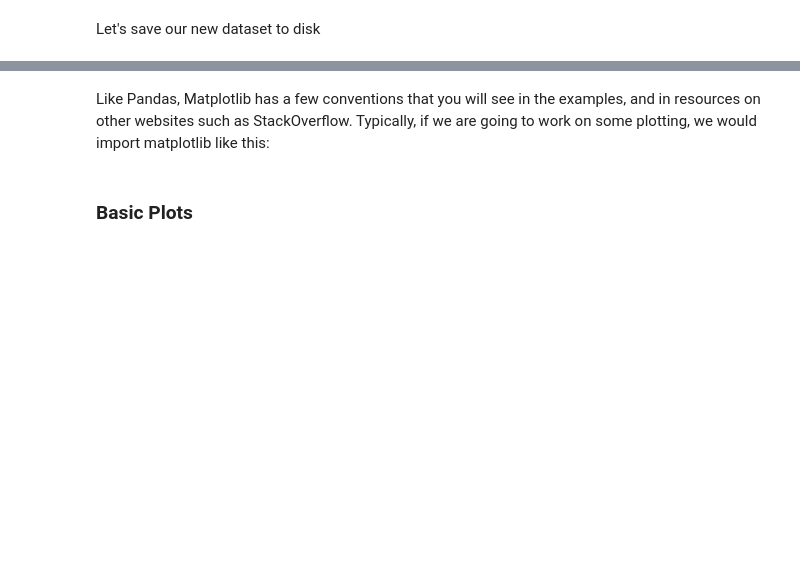
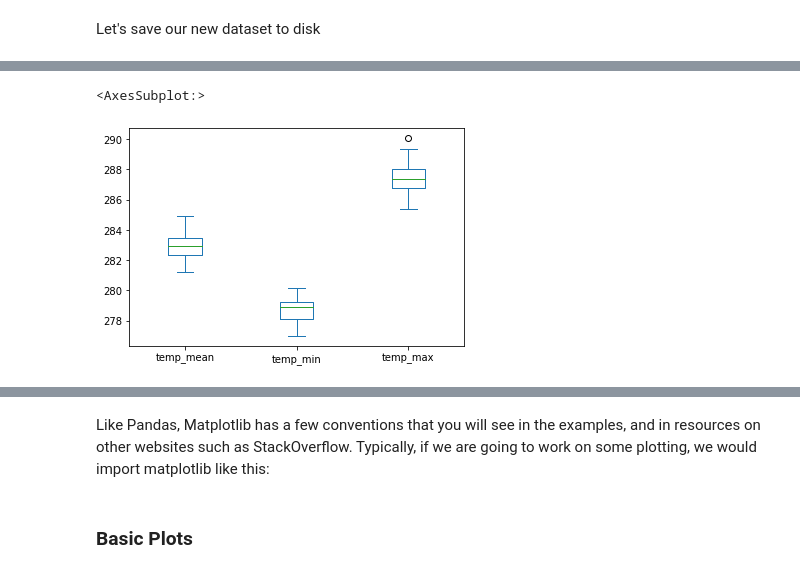
Before and after one commit to eo2cube/datacube_eagles, a Jupyter notebook: 1_Basic_Python/notebooks/02_Pandas_Matplotlib.ipynb, the cells around one changed output, grey strips where cells are left out. Saved outputs shown, nothing was run; the diff lists cells and outputs as text; code cells hidden in the pictures; blank space fills up the shorter version.

```diff
--- a/1_Basic_Python/notebooks/02_Pandas_Matplotlib.ipynb
+++ b/1_Basic_Python/notebooks/02_Pandas_Matplotlib.ipynb
@@ -258,0 +380,5 @@ df_new.to_csv('../data/climate_wuerzburg_cleand.csv')
+# %%
+df[['temp_mean','temp_min','temp_max']].plot.box()
+# %% [output]
+<AxesSubplot:>
+[figure, added]
```
Also changed, not shown: parts of 22 cells of this notebook, 3 other files.
